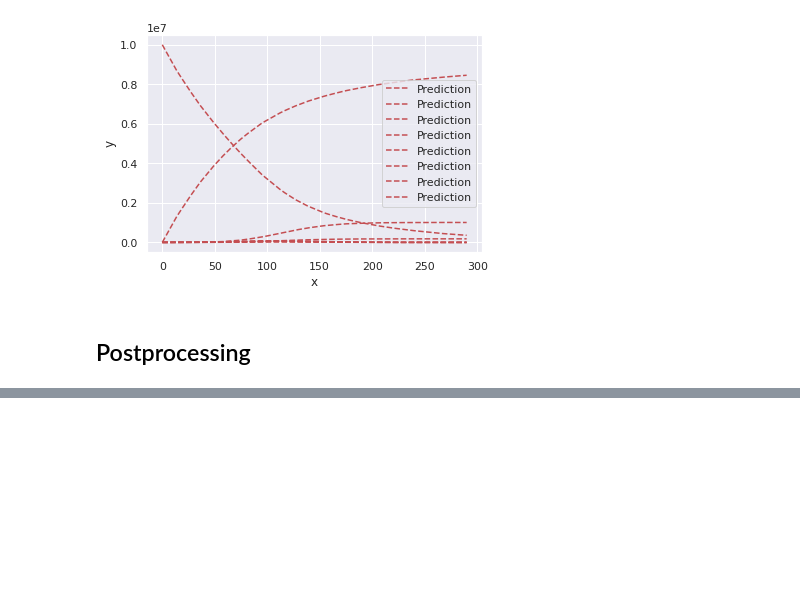
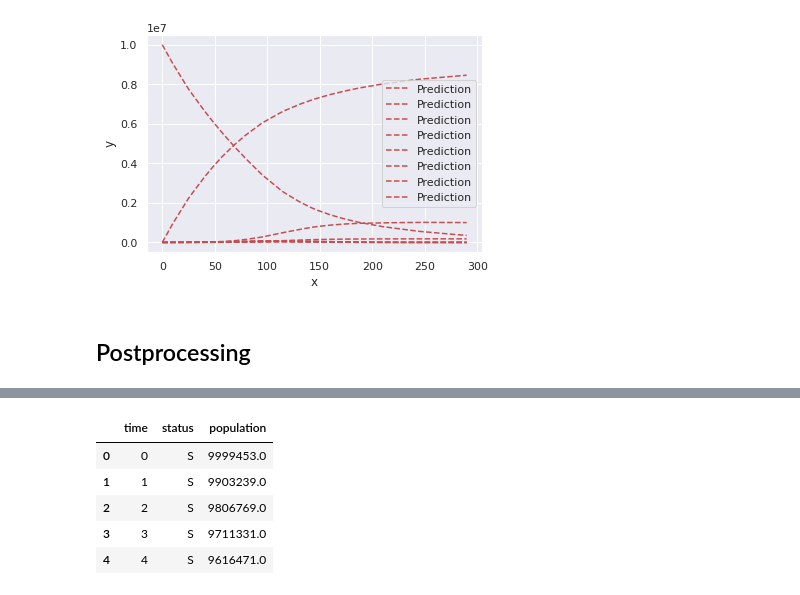
Before and after one commit to aoguedao/dinn_covid19, a Jupyter notebook: notebooks/seiaqrdv.ipynb, the cells around one changed output, grey strips where cells are left out. Cells and saved outputs as stored; diff of their text form; code cells hidden in the pictures; blank space fills up the shorter version.

```diff
--- a/notebooks/seiaqrdv.ipynb
+++ b/notebooks/seiaqrdv.ipynb
@@ -353,19 +392,27 @@ alpha & 0.0100 &    0.0100 &           0.12 \\
 # %%
 df_real = (
     pd.DataFrame(y, columns=names, index=t.ravel())
     .rename_axis("time")
     .reset_index()
     .melt(id_vars="time", var_name="status", value_name="population")
 )
 
-y_pred = model.predict(t)
+full_t = np.arange(0, 300)[:, np.newaxis]
+y_pred = model.predict(full_t)
 df_pred = (
-    pd.DataFrame(y_pred, columns=names, index=t.ravel())
+    pd.DataFrame(y_pred, columns=names, index=full_t.ravel())
     .rename_axis("time")
     .reset_index()
     .melt(id_vars="time", var_name="status", value_name="population")
 )
 df_pred.head()
+# %% [output]
+|  | time | status | population |
+| 0 | 0 | S | 9999453.0 |
+| 1 | 1 | S | 9903239.0 |
+| 2 | 2 | S | 9806769.0 |
+| 3 | 3 | S | 9711331.0 |
+| 4 | 4 | S | 9616471.0 |
 # %%
 sns.set(rc={"figure.facecolor":"white"})
 
```
Also changed, not shown: parts of 5 cells of this notebook, 5 other files.
